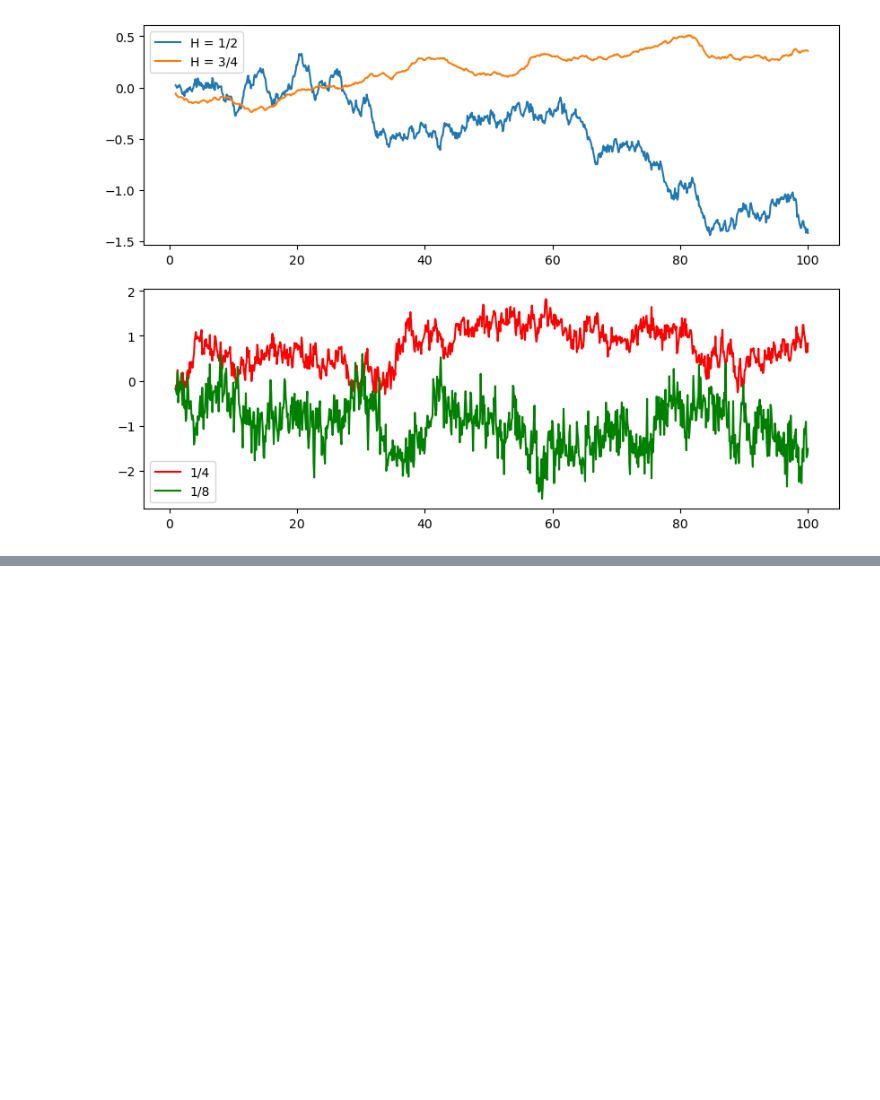
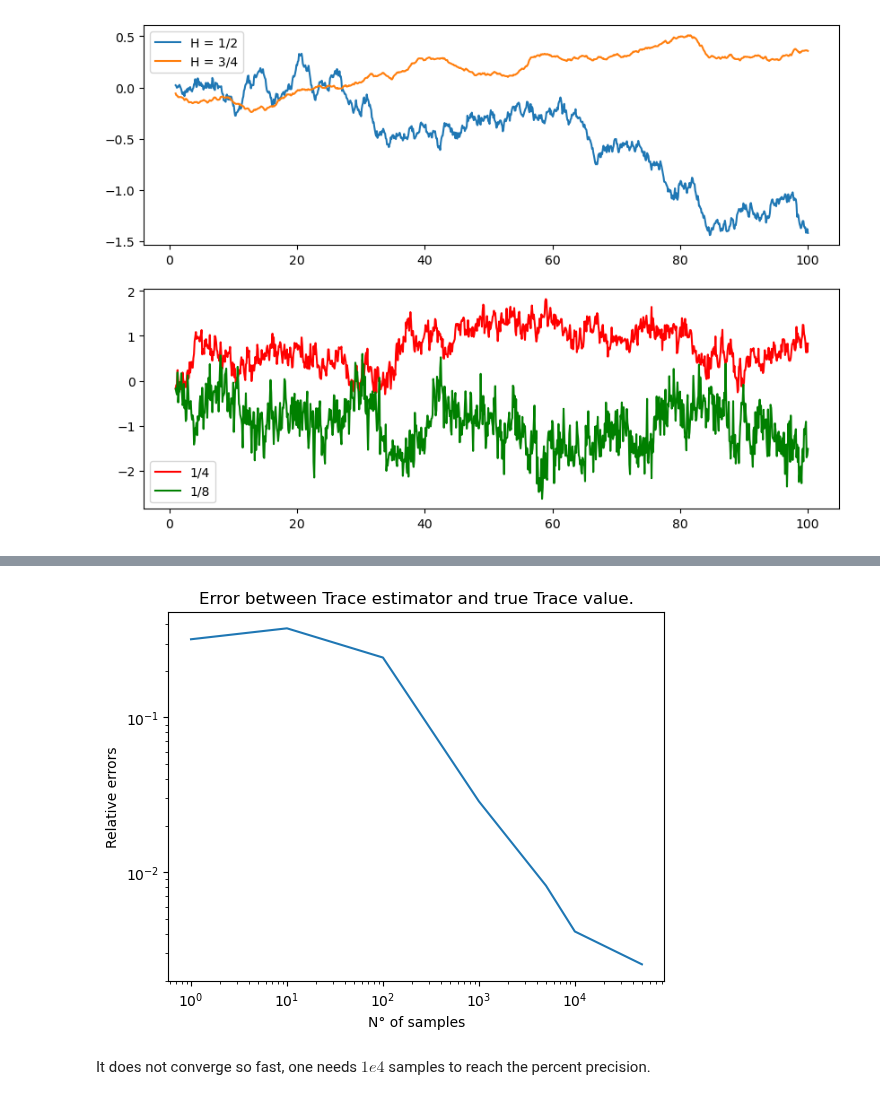
Before and after one commit to roomate/ML_from_scratch, a Jupyter notebook: random_algos.ipynb, the cells around one changed output, grey strips where cells are left out. Saved outputs shown, nothing was run; the diff lists cells and outputs as text; code cells hidden in the pictures; blank space fills up the shorter version.

```diff
--- a/random_algos.ipynb
+++ b/random_algos.ipynb
@@ -358,0 +386,31 @@ plt.legend()
+# %%
+def estimator_Trace(A: np.ndarray, N:int = 200000):
+    """
+    Compute a Monte-Carlo estimator of the trace of a matrix.
+    """
+
+    if not isinstance(N, int):
+        N = int(N)
+    Samples = Sample_Gaussian(N=N)
+    m = len(A)
+    Samples = Samples.reshape((N//m, m))
+
+    inter = np.einsum("ij,ji", Samples, A@Samples.T)
+    return inter*m/N
+
+error = []
+N = [100, 1000, 10000, 100000, 500000, 1000000, 5000000]
+m=100
+for n in N:
+    A = np.random.randn(m, m)*3 + 2
+    est_tr, tr = estimator_Trace(A, n), np.trace(A)
+    error.append(np.linalg.norm(est_tr - tr)/np.linalg.norm(tr))
+plt.loglog(np.array(N)//m, error)
+plt.title("Error between Trace estimator and true Trace value.")
+plt.xlabel("N° of samples")
+plt.ylabel("Relative errors")
+plt.show()
+# %% [output]
+[figure, added]
+# %% [markdown]
+It does not converge so fast, one needs $1e4$ samples to reach the percent precision.
```
Also changed, not shown: parts of 14 cells of this notebook.
